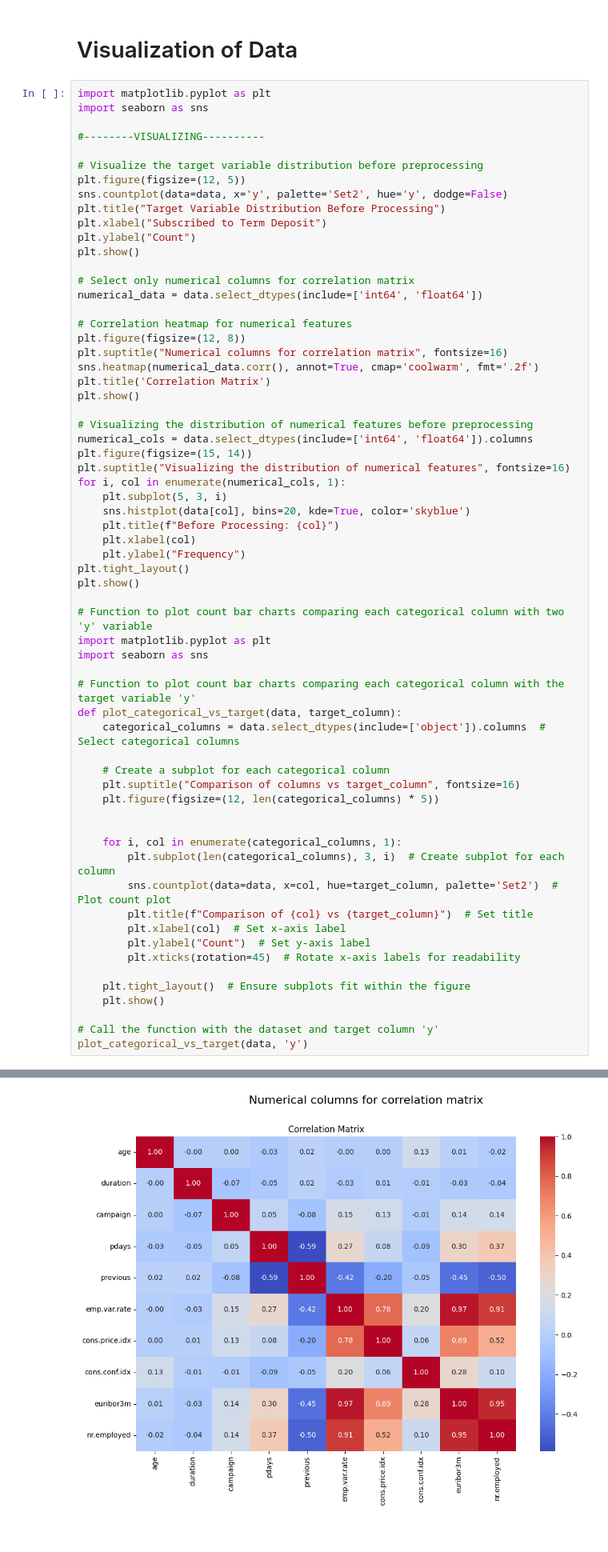
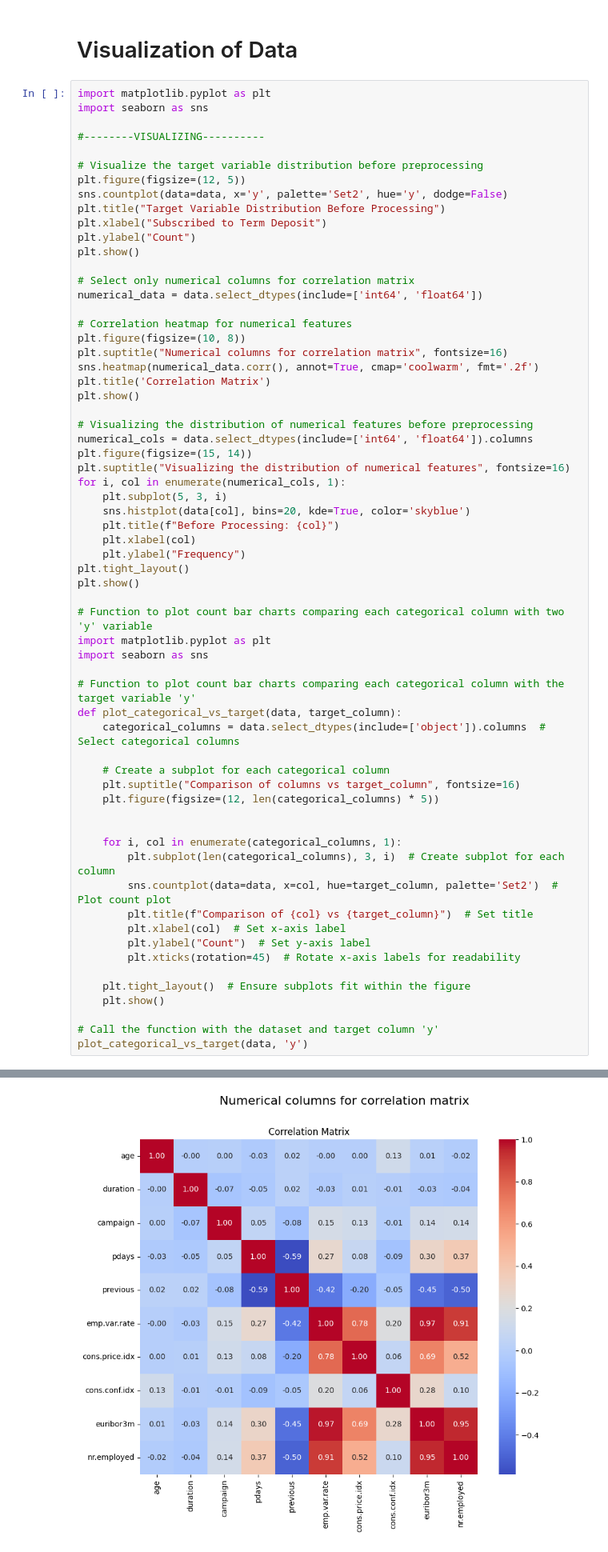
Before and after one commit to Shaithra2107/Bank-Marketing-Prediction-, a Jupyter notebook: Bank_Marketing_Prediction.ipynb, the cells around one changed output, grey strips where cells are left out. Shown at 80% size. Saved outputs shown, nothing was run; the diff lists cells and outputs as text.

```diff
--- a/Bank_Marketing_Prediction.ipynb
+++ b/Bank_Marketing_Prediction.ipynb
@@ -254,7 +243,7 @@ plt.show()
 numerical_data = data.select_dtypes(include=['int64', 'float64'])
 
 # Correlation heatmap for numerical features
-plt.figure(figsize=(12, 8))
+plt.figure(figsize=(10, 8))
 plt.suptitle("Numerical columns for correlation matrix", fontsize=16)
 sns.heatmap(numerical_data.corr(), annot=True, cmap='coolwarm', fmt='.2f')
 plt.title('Correlation Matrix')
@@ -274,34 +263,34 @@ plt.tight_layout()
 plt.show()
 
 # Function to plot count bar charts comparing each categorical column with two 'y' variable
 import matplotlib.pyplot as plt
 import seaborn as sns
 
 # Function to plot count bar charts comparing each categorical column with the target variable 'y'
 def plot_categorical_vs_target(data, target_column):
     categorical_columns = data.select_dtypes(include=['object']).columns  # Select categorical columns
 
     # Create a subplot for each categorical column
     plt.suptitle("Comparison of columns vs target_column", fontsize=16)
     plt.figure(figsize=(12, len(categorical_columns) * 5))
 
 
     for i, col in enumerate(categorical_columns, 1):
         plt.subplot(len(categorical_columns), 3, i)  # Create subplot for each column
         sns.countplot(data=data, x=col, hue=target_column, palette='Set2')  # Plot count plot
         plt.title(f"Comparison of {col} vs {target_column}")  # Set title
         plt.xlabel(col)  # Set x-axis label
         plt.ylabel("Count")  # Set y-axis label
         plt.xticks(rotation=45)  # Rotate x-axis labels for readability
 
     plt.tight_layout()  # Ensure subplots fit within the figure
     plt.show()
 
 # Call the function with the dataset and target column 'y'
 plot_categorical_vs_target(data, 'y')
 # %% [output]
 [figure]
-[figure, old version]
+[figure, new version]
 [figure]
 <Figure size 640x480 with 0 Axes>
 [figure]
```
Also changed, not shown: parts of 8 cells of this notebook.
